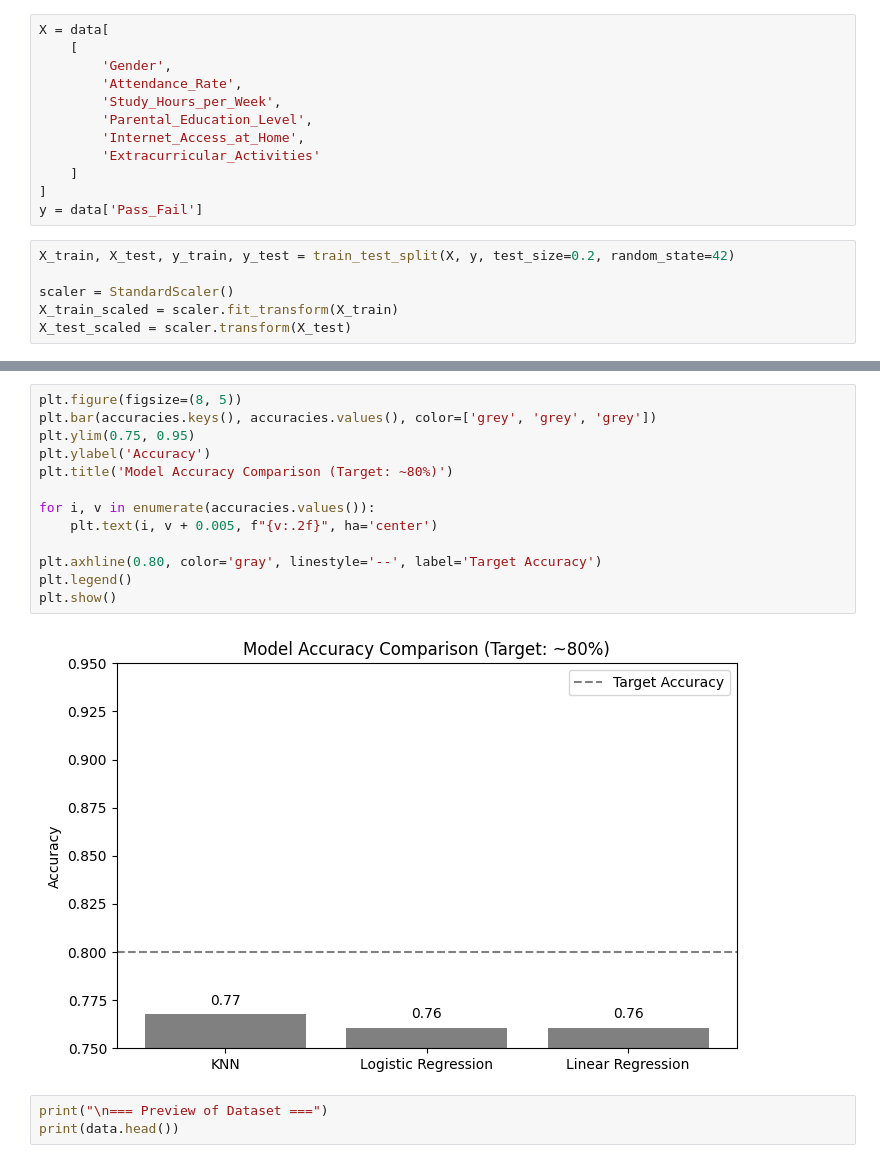
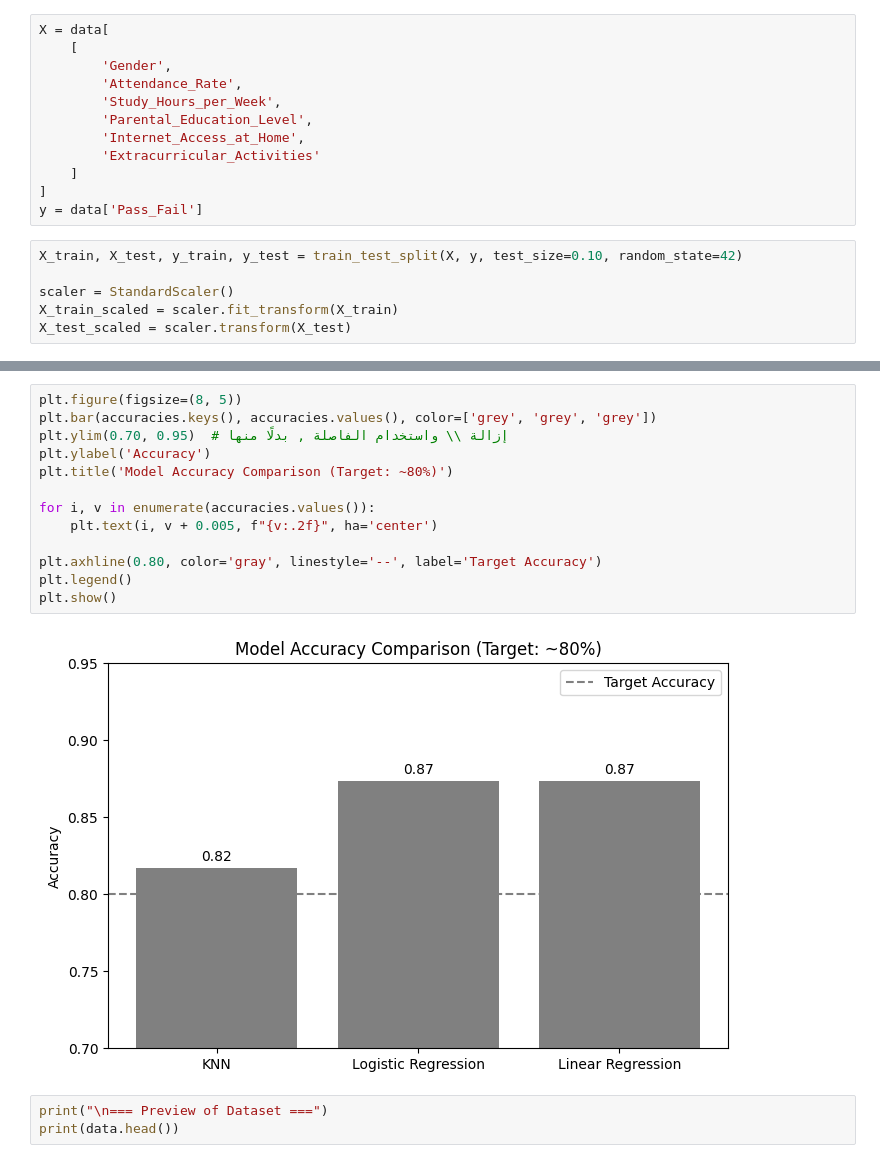
Before and after one commit to ahmeedmoheey/student_performance, a Jupyter notebook: student-performance-project.ipynb, the cells around one changed output, grey strips where cells are left out. Saved outputs shown, nothing was run; the diff lists cells and outputs as text.

```diff
--- a/student-performance-project.ipynb
+++ b/student-performance-project.ipynb
@@ -52,7 +52,7 @@ X = data[
 ]
 y = data['Pass_Fail']
 # %%
-X_train, X_test, y_train, y_test = train_test_split(X, y, test_size=0.2, random_state=42)
+X_train, X_test, y_train, y_test = train_test_split(X, y, test_size=0.10, random_state=42)
 
 scaler = StandardScaler()
 X_train_scaled = scaler.fit_transform(X_train)
@@ -129,18 +129,18 @@ weighted avg       0.76      0.76      0.76       142
 # %%
 plt.figure(figsize=(8, 5))
 plt.bar(accuracies.keys(), accuracies.values(), color=['grey', 'grey', 'grey'])
-plt.ylim(0.75, 0.95)
+plt.ylim(0.70, 0.95)  # إزالة \\ واستخدام الفاصلة , بدلًا منها
 plt.ylabel('Accuracy')
 plt.title('Model Accuracy Comparison (Target: ~80%)')
 
 for i, v in enumerate(accuracies.values()):
     plt.text(i, v + 0.005, f"{v:.2f}", ha='center')
 
 plt.axhline(0.80, color='gray', linestyle='--', label='Target Accuracy')
 plt.legend()
 plt.show()
 # %% [output]
-[figure, old version]
+[figure, new version]
 # %%
 print("\n=== Preview of Dataset ===")
 print(data.head())
```
Also changed, not shown: parts of 3 cells of this notebook.
